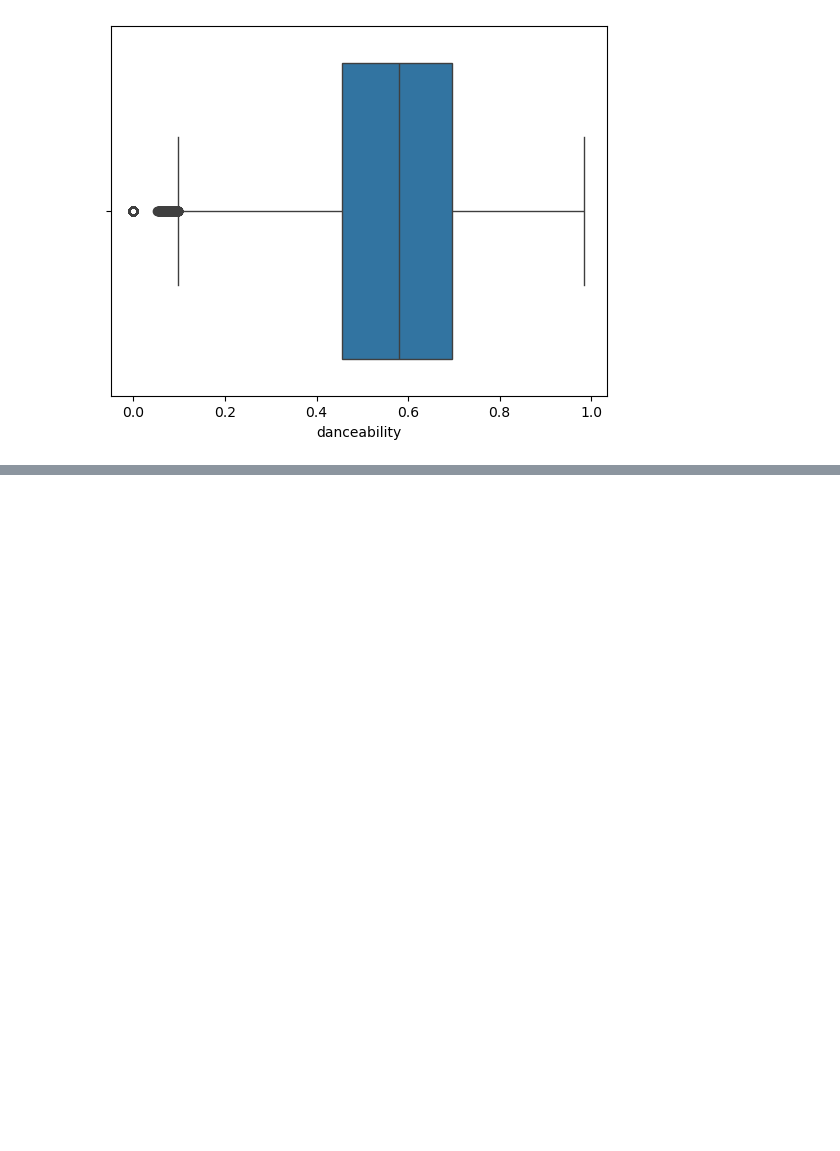
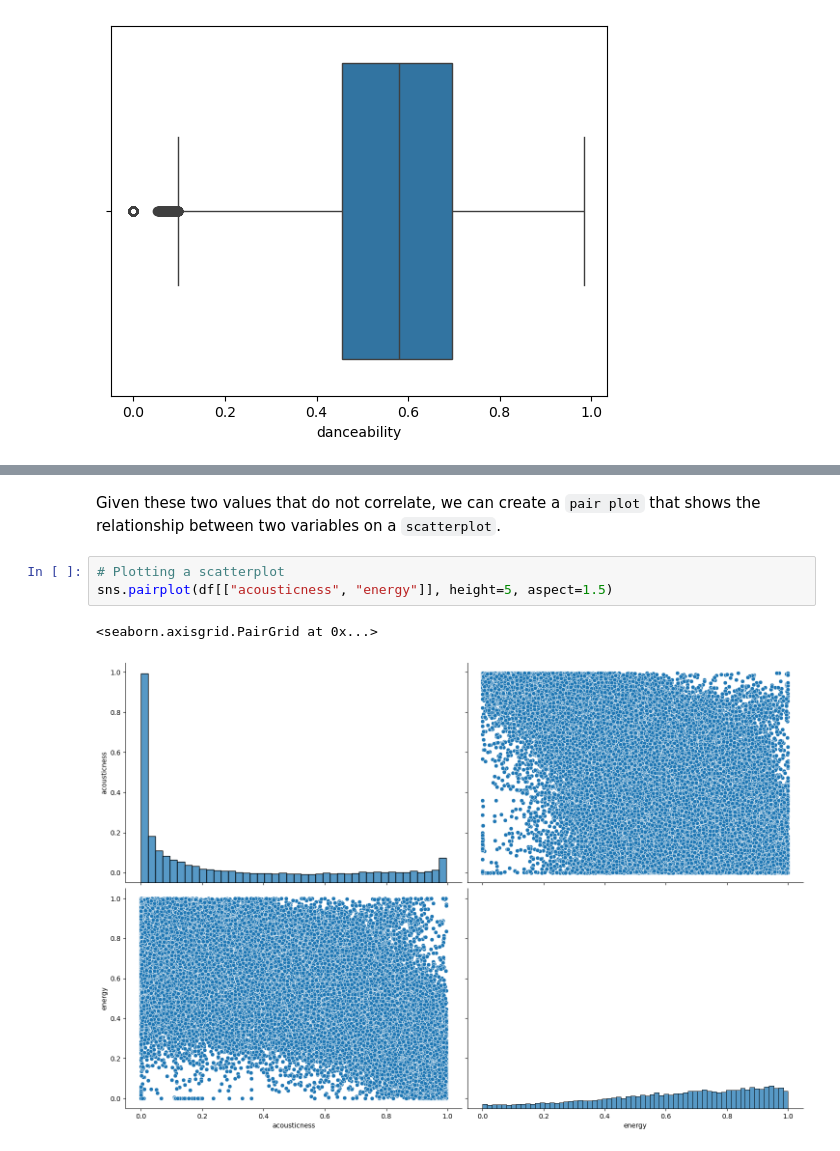
Before and after one commit to brevans25/spotify-eda-brytner, a Jupyter notebook: spotify-EDA.ipynb, the cells around one changed output, grey strips where cells are left out. Drawn from its saved outputs; the diff is of its cells as text; blank space fills up the shorter version.

```diff
--- a/spotify-EDA.ipynb
+++ b/spotify-EDA.ipynb
@@ -129,0 +180,8 @@ sns.boxplot(x=df["danceability"])
+# %% [markdown]
+Given these two values that do not correlate, we can create a `pair plot` that shows the relationship between two variables on a `scatterplot`.
+# %%
+# Plotting a scatterplot
+sns.pairplot(df[["acousticness", "energy"]], height=5, aspect=1.5)
+# %% [output]
+<seaborn.axisgrid.PairGrid at 0x...>
+[figure, added]
```
Also changed, not shown: parts of 11 cells of this notebook.
